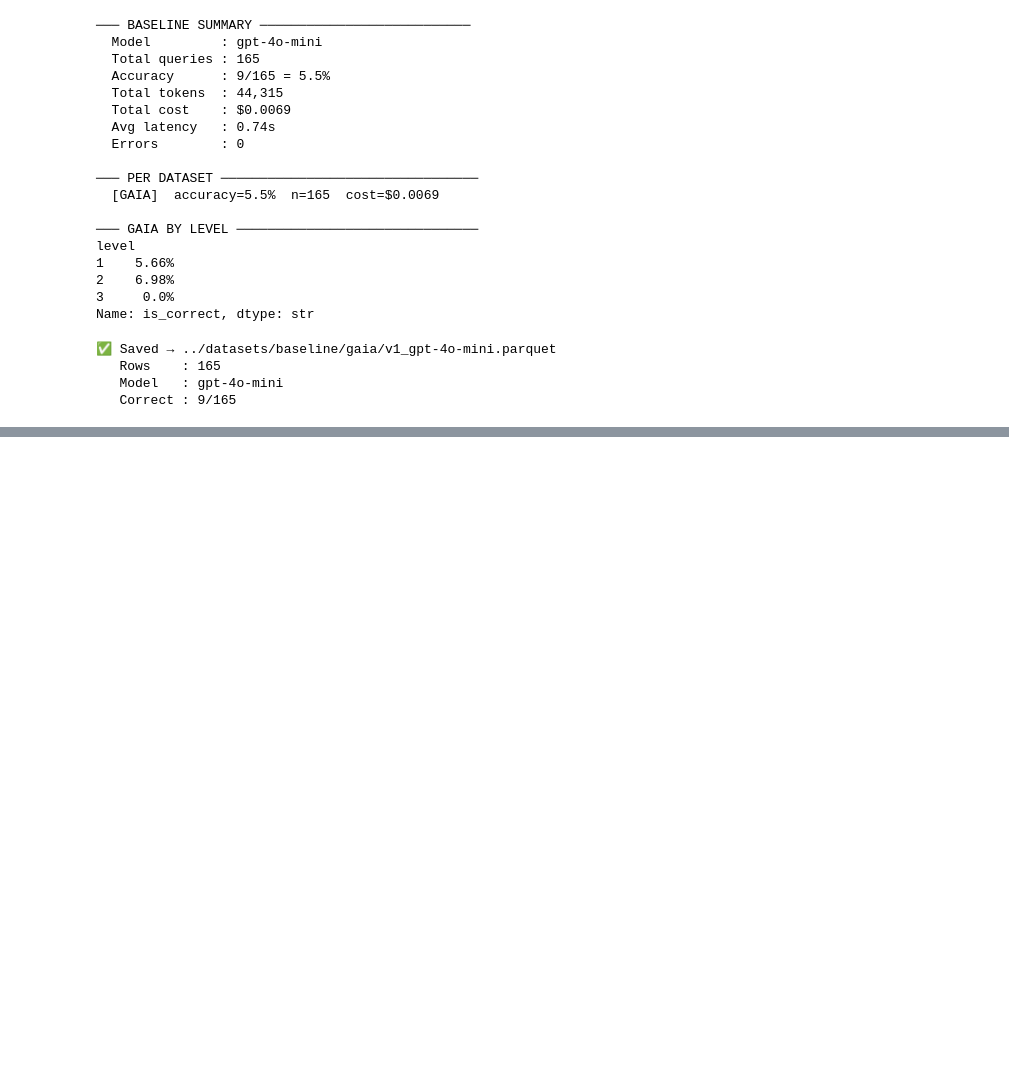
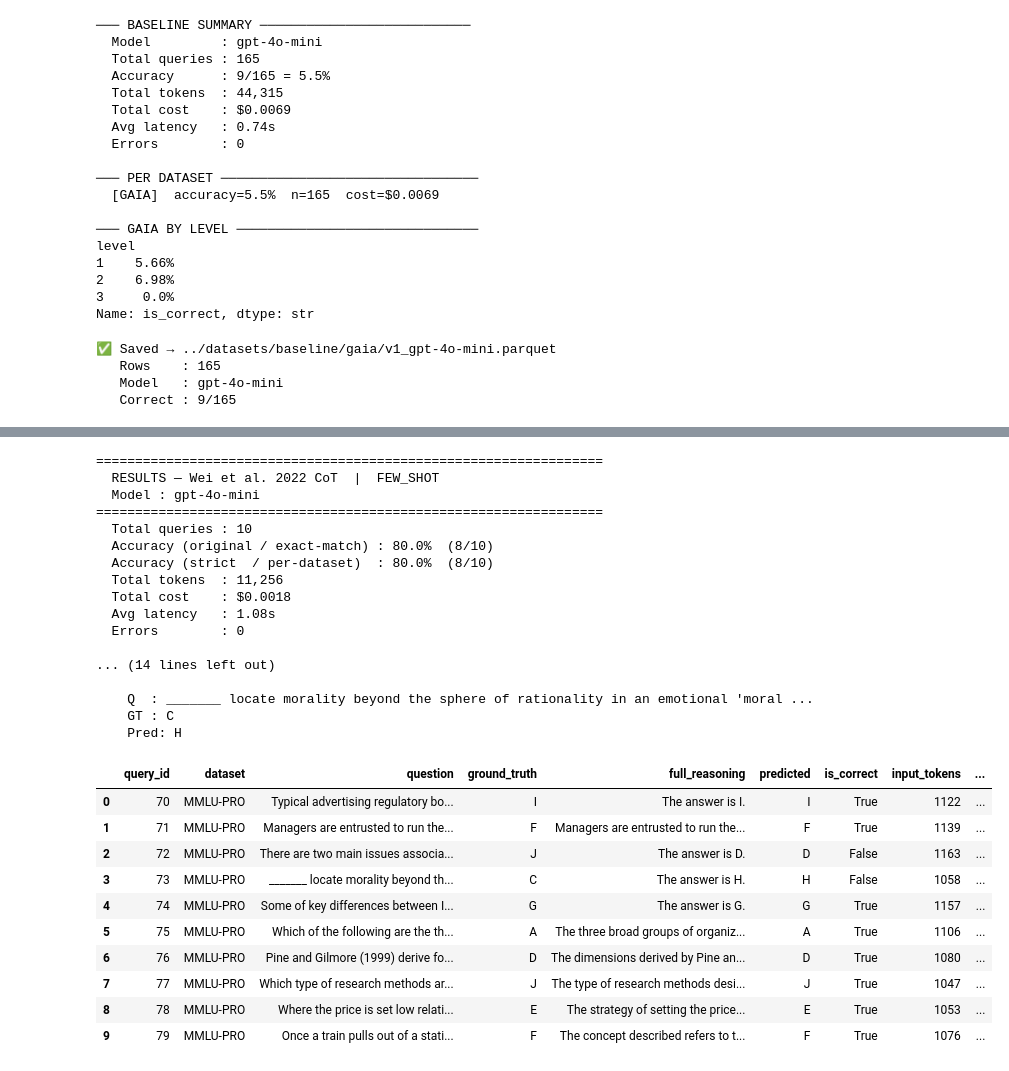
Before and after one commit to poorna1995/ARD, a Jupyter notebook: notebooks/test.ipynb, the cells around one changed output, grey strips where cells are left out. Saved outputs shown, nothing was run; the diff lists cells and outputs as text; code cells hidden in the pictures; blank space fills up the shorter version.

```diff
--- a/notebooks/test.ipynb
+++ b/notebooks/test.ipynb
@@ -349,0 +1187,2 @@ save_results(results)
+# %%
+all_queries = load_all()
@@ -349,0 +1201,10 @@ save_results(results)
+# %%
+COT_TYPE = "few_shot"    # swap to "zero_shot" for Kojima et al. style
+# %%
+for dataset_name in ["GAIA","MMLU-PRO"]:
+    queries = [q for q in all_queries if q.dataset == dataset_name]
+    if not queries:
+        print(f"[SKIP] No queries found for {dataset_name}")
+        continue
+# %%
+results_cot = run_cot_experiment(queries, cot_type=COT_TYPE)
@@ -349,0 +1230,31 @@ save_results(results)
+# %%
+evaluate(results_cot)
+# %% [output]
+=================================================================
+  RESULTS — Wei et al. 2022 CoT  |  FEW_SHOT
+  Model : gpt-4o-mini
+=================================================================
+  Total queries : 10
+  Accuracy (original / exact-match) : 80.0%  (8/10)
+  Accuracy (strict  / per-dataset)  : 80.0%  (8/10)
+  Total tokens  : 11,256
+  Total cost    : $0.0018
+  Avg latency   : 1.08s
+  Errors        : 0
+
+... (14 lines left out)
+
+    Q  : _______ locate morality beyond the sphere of rationality in an emotional 'moral ...
+    GT : C
+    Pred: H
+|  | query_id | dataset | question | ground_truth | full_reasoning | predicted | is_correct | input_tokens | ... |
+| 0 | 70 | MMLU-PRO | Typical advertising regulatory bo... | I | The answer is I. | I | True | 1122 | ... |
+| 1 | 71 | MMLU-PRO | Managers are entrusted to run the... | F | Managers are entrusted to run the... | F | True | 1139 | ... |
+| 2 | 72 | MMLU-PRO | There are two main issues associa... | J | The answer is D. | D | False | 1163 | ... |
+| 3 | 73 | MMLU-PRO | _______ locate morality beyond th... | C | The answer is H. | H | False | 1058 | ... |
+| 4 | 74 | MMLU-PRO | Some of key differences between I... | G | The answer is G. | G | True | 1157 | ... |
+| 5 | 75 | MMLU-PRO | Which of the following are the th... | A | The three broad groups of organiz... | A | True | 1106 | ... |
+| 6 | 76 | MMLU-PRO | Pine and Gilmore (1999) derive fo... | D | The dimensions derived by Pine an... | D | True | 1080 | ... |
+| 7 | 77 | MMLU-PRO | Which type of research methods ar... | J | The type of research methods desi... | J | True | 1047 | ... |
+| 8 | 78 | MMLU-PRO | Where the price is set low relati... | E | The strategy of setting the price... | E | True | 1053 | ... |
+| 9 | 79 | MMLU-PRO | Once a train pulls out of a stati... | F | The concept described refers to t... | F | True | 1076 | ... |
```
Also changed, not shown: parts of 22 cells of this notebook, 11 other files.
